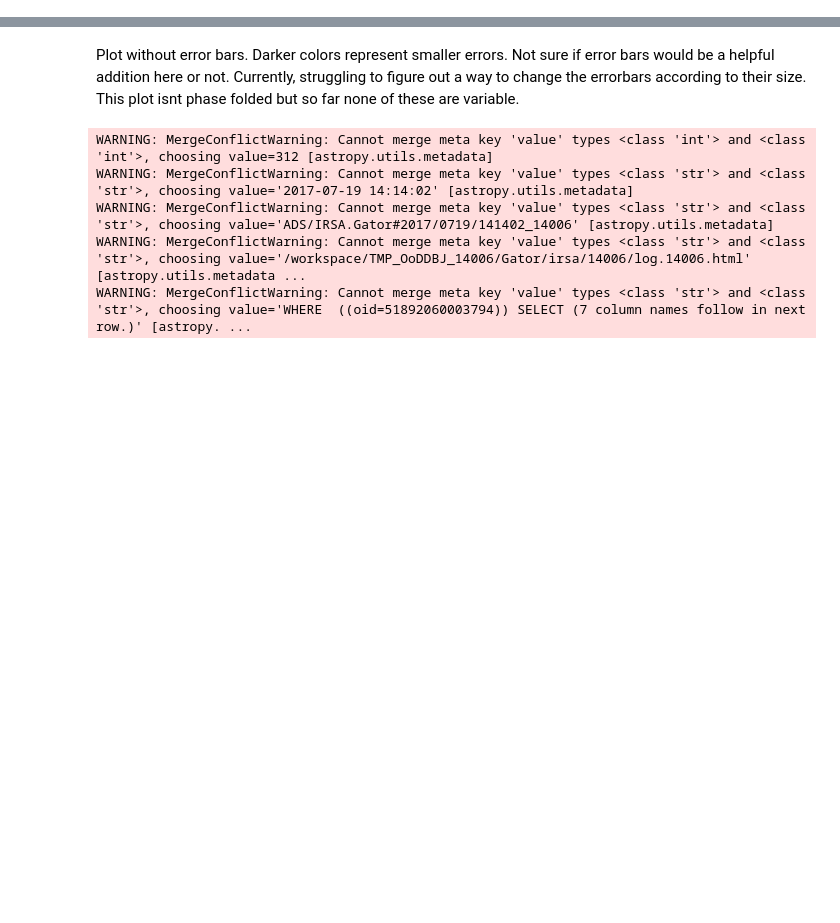
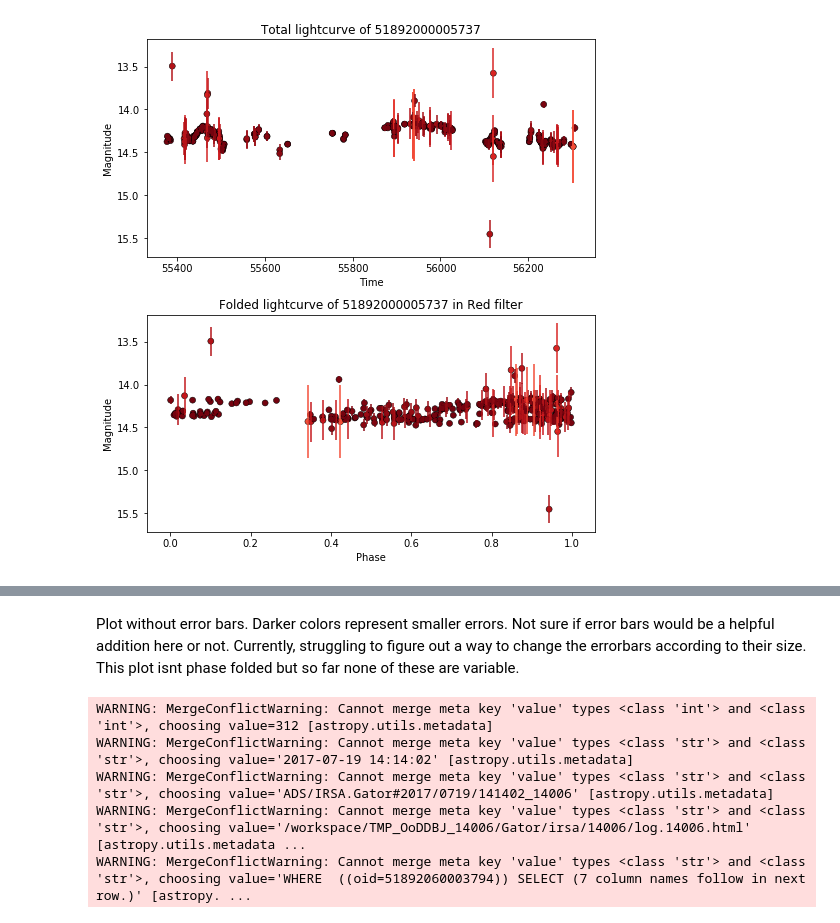
Before and after one commit to adamamiller/NUREU17, a Jupyter notebook: LSST/VariableStarClassification/Better plotting.ipynb, the cells around one changed output, grey strips where cells are left out. Drawn from its saved outputs; the diff is of its cells as text; code cells hidden in the pictures; blank space fills up the shorter version.

```diff
--- a/LSST/VariableStarClassification/Better plotting.ipynb
+++ b/LSST/VariableStarClassification/Better plotting.ipynb
@@ -38,2 +42,10 @@ def lightcurve(source, periods):        #source--the raw lightcurve, period--fre
 
     plt.tight_layout()
+# %%
+test = tbl.read('scripts/ptf_query/byOid/curves_oid___51892000005737.tbl', format = 'ipac')
+mask = np.where(test['mag_autocorr'] > 0)
+period = [1.00156182622]
+
+lightcurve(test[mask], period)
+# %% [output]
+[figure, added]
```
Also changed, not shown: parts of 13 cells of this notebook, 27 other files.
